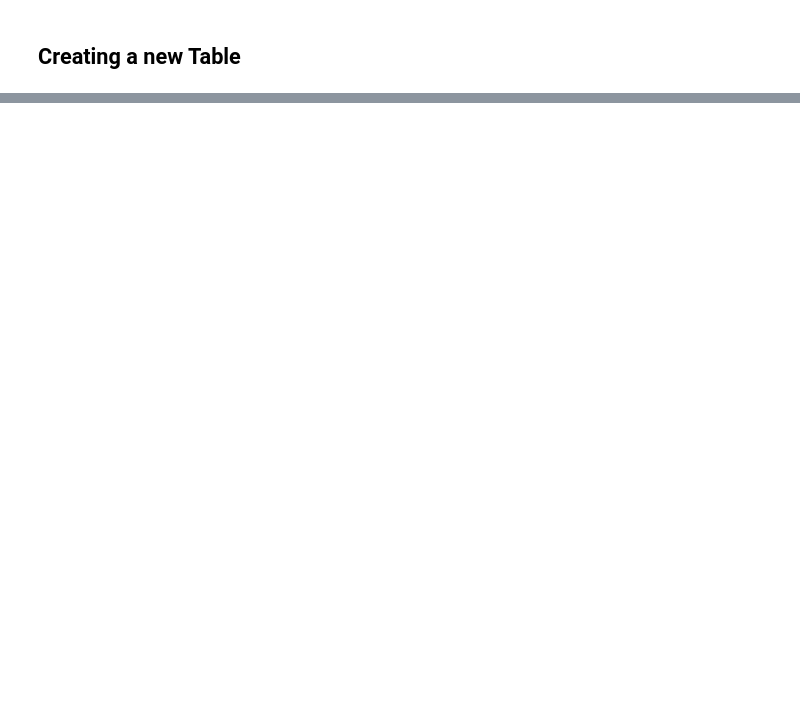
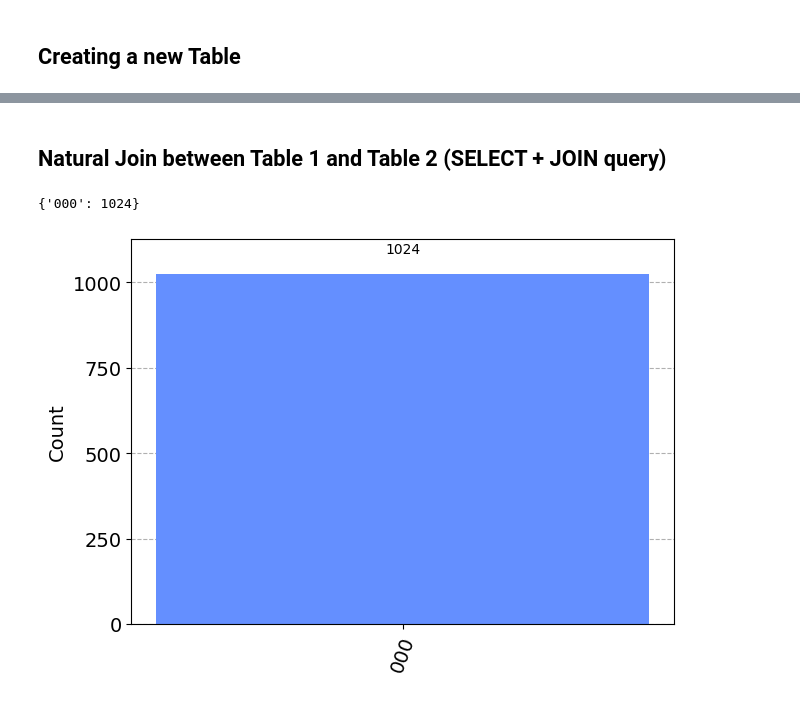
Before and after one commit to SamrutGadde/QuantumDB, a Jupyter notebook: db.ipynb, the cells around one changed output, grey strips where cells are left out. Cells and saved outputs as stored; diff of their text form; code cells hidden in the pictures; blank space fills up the shorter version.

Commit message:
working natural join

```diff
--- a/db.ipynb
+++ b/db.ipynb
@@ -256,0 +269,34 @@ t2.x(d[1])
+# %% [markdown]
+## Natural Join between Table 1 and Table 2 (SELECT + JOIN query)
+# %%
+def test():
+    c = QuantumRegister(2, 'c')
+    d = QuantumRegister(2, 'd')
+    e = QuantumRegister(3, 'e')
+    b = QuantumRegister(3, 'b')
+    aux = QuantumRegister(1, 'aux')
+    z = QuantumRegister(1, 'z')
+    cr = ClassicalRegister(3, 'cr')
+
+    qc = QuantumCircuit(c, d, e, b, aux, z, cr)
+
+    qc.x(c[0])
+    qc.append(table2, c[:] + d[:] + e[:])
+    qc.append(table1, e[:] + b[:])
+
+    qc.measure(b, cr)
+
+    return qc
+
+testCircuit = test()
+testCircuit.draw(output='mpl')
+
+backend = Aer.get_backend('qasm_simulator')
+job = execute(testCircuit, backend, shots=1024)
+result = job.result()
+counts = result.get_counts()
+print(counts)
+plot_histogram(counts)
+# %% [output]
+{'000': 1024}
+[figure, added]
```
Also changed, not shown: parts of 8 cells of this notebook.
